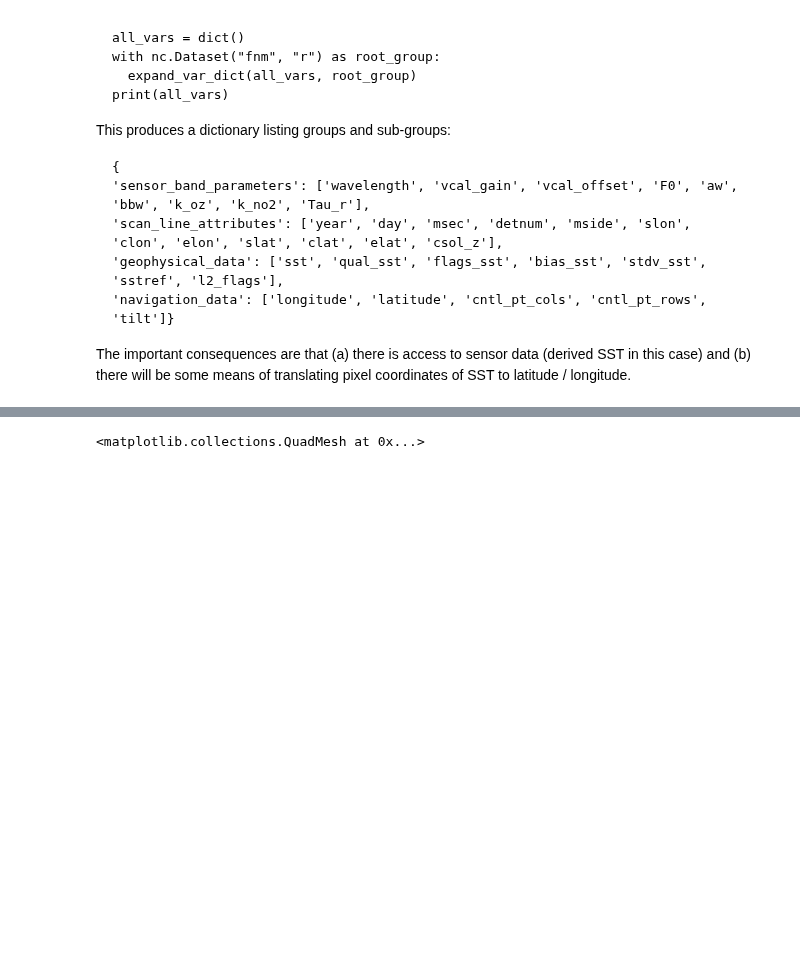
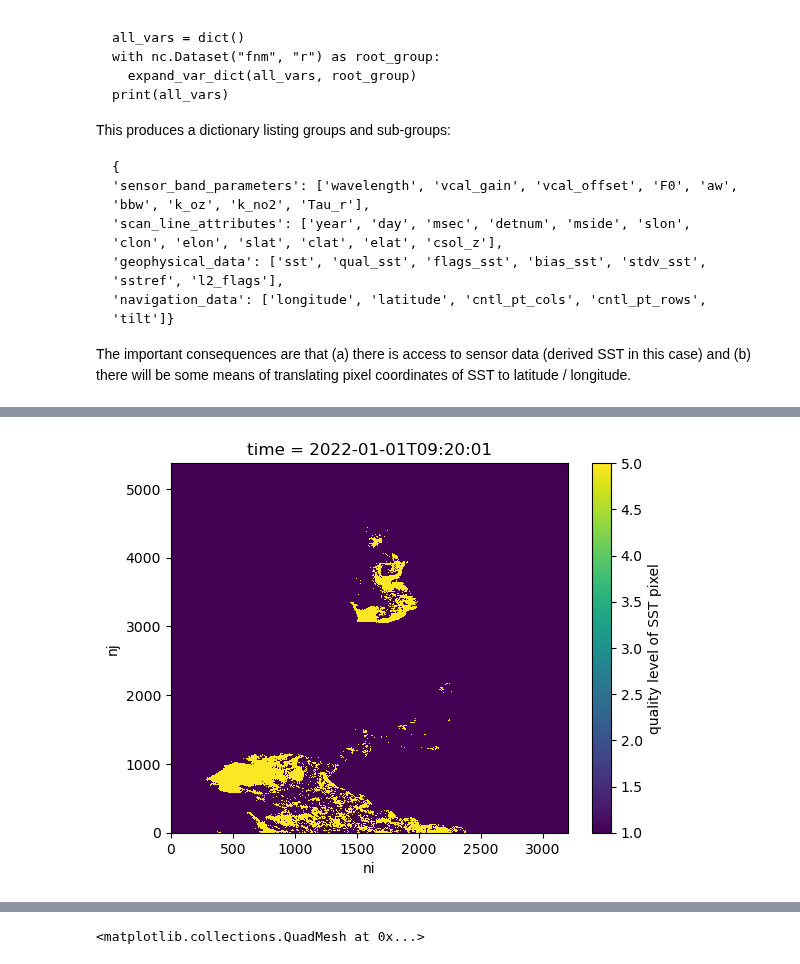
Before and after one commit to geo-smart/oceanography, a Jupyter notebook: book/chapters/1.7modis.ipynb, the cells around one changed output, grey strips where cells are left out. Cells and saved outputs as stored; diff of their text form; code cells hidden in the pictures; blank space fills up the shorter version.

```diff
--- a/book/chapters/1.7modis.ipynb
+++ b/book/chapters/1.7modis.ipynb
@@ -202 +299,6 @@ will be some means of translating pixel coordinates of SST to latitude / longitu
+# %%
+ds2.quality_level.plot()
+plt.show()
+# %% [output]
+[figure, added]
 # %%
```
Also changed, not shown: parts of 8 cells of this notebook.
